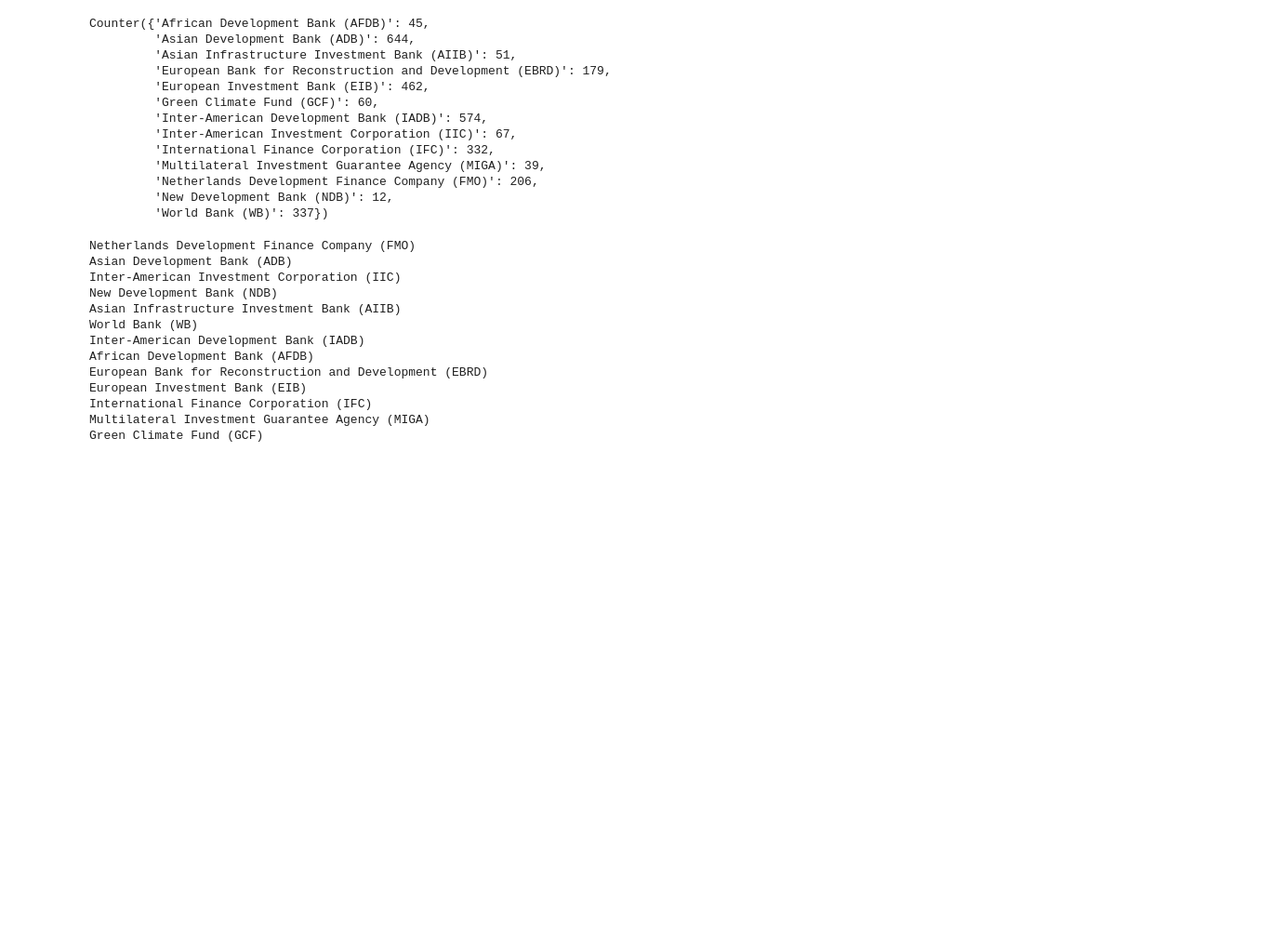
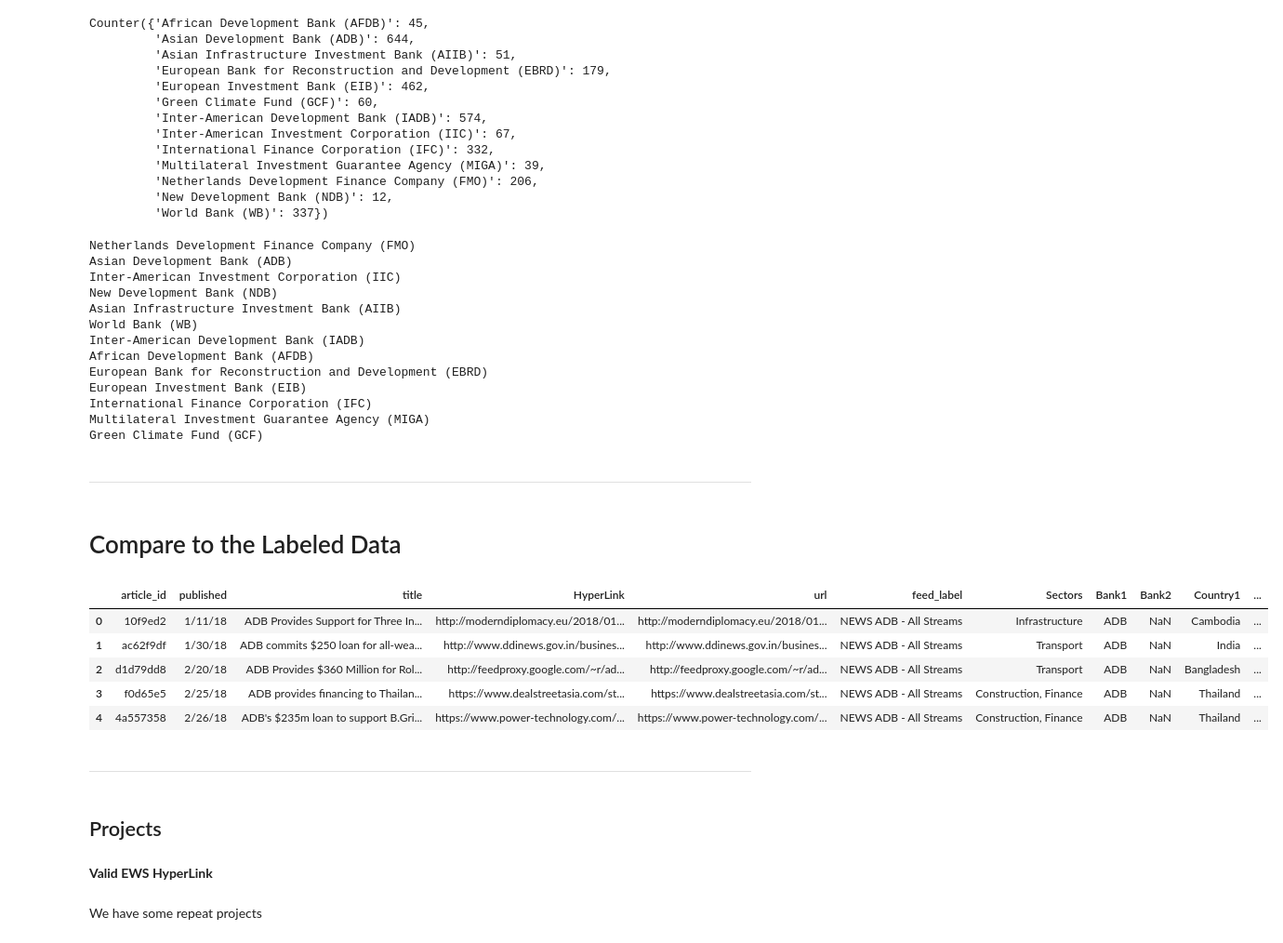
Before and after one commit to ychen131/iap-datadive-2018, a Jupyter notebook: Notebooks/IAP_Proejct_Data_Sample_Review.ipynb, the cells around one changed output. Shown at 93% size. Drawn from its saved outputs; the diff is of its cells as text; code cells hidden in the pictures; blank space fills up the shorter version.

```diff
--- a/Notebooks/IAP_Proejct_Data_Sample_Review.ipynb
+++ b/Notebooks/IAP_Proejct_Data_Sample_Review.ipynb
@@ -230,3 +191,26 @@ European Investment Bank (EIB)
 International Finance Corporation (IFC)
 Multilateral Investment Guarantee Agency (MIGA)
 Green Climate Fund (GCF)
+# %% [markdown]
+------------
+# %% [markdown]
+# Compare to the Labeled Data
+# %%
+labels = pd.read_csv('../Temp_Output/june14_temp_labeled.csv',encoding = "ISO-8859-1")
+# %%
+labels.head()
+# %% [output]
+|  | article_id | published | title | HyperLink | url | feed_label | Sectors | Bank1 | Bank2 | Country1 | ... |
+| 0 | 10f9ed2 | 1/11/18 | ADB Provides Support for Three In... | http://moderndiplomacy.eu/2018/01... | http://moderndiplomacy.eu/2018/01... | NEWS ADB - All Streams | Infrastructure | ADB | NaN | Cambodia | ... |
+| 1 | ac62f9df | 1/30/18 | ADB commits $250 loan for all-wea... | http://www.ddinews.gov.in/busines... | http://www.ddinews.gov.in/busines... | NEWS ADB - All Streams | Transport | ADB | NaN | India | ... |
+| 2 | d1d79dd8 | 2/20/18 | ADB Provides $360 Million for Rol... | http://feedproxy.google.com/~r/ad... | http://feedproxy.google.com/~r/ad... | NEWS ADB - All Streams | Transport | ADB | NaN | Bangladesh | ... |
+| 3 | f0d65e5 | 2/25/18 | ADB provides financing to Thailan... | https://www.dealstreetasia.com/st... | https://www.dealstreetasia.com/st... | NEWS ADB - All Streams | Construction, Finance | ADB | NaN | Thailand | ... |
+| 4 | 4a557358 | 2/26/18 | ADB's $235m loan to support B.Gri... | https://www.power-technology.com/... | https://www.power-technology.com/... | NEWS ADB - All Streams | Construction, Finance | ADB | NaN | Thailand | ... |
+# %% [markdown]
+-----------
+# %% [markdown]
+## Projects
+# %% [markdown]
+**Valid EWS HyperLink**
+# %% [markdown]
+We have some repeat projects
```
Also changed, not shown: parts of 30 cells of this notebook, 2 other files.
